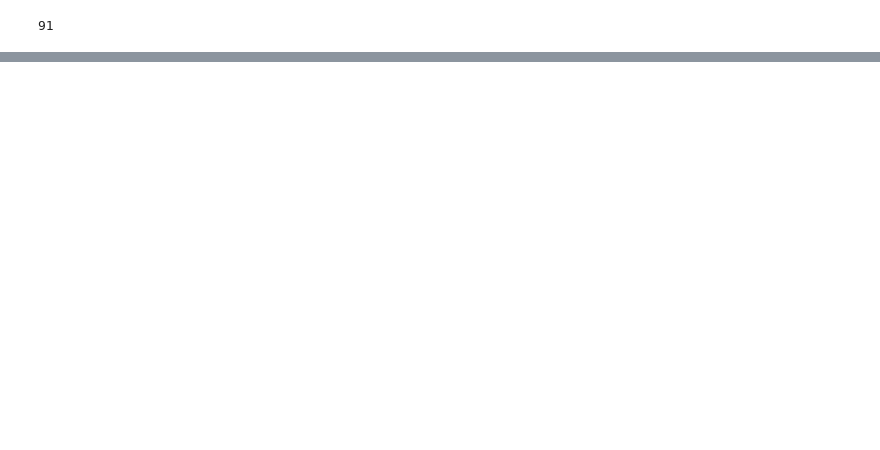
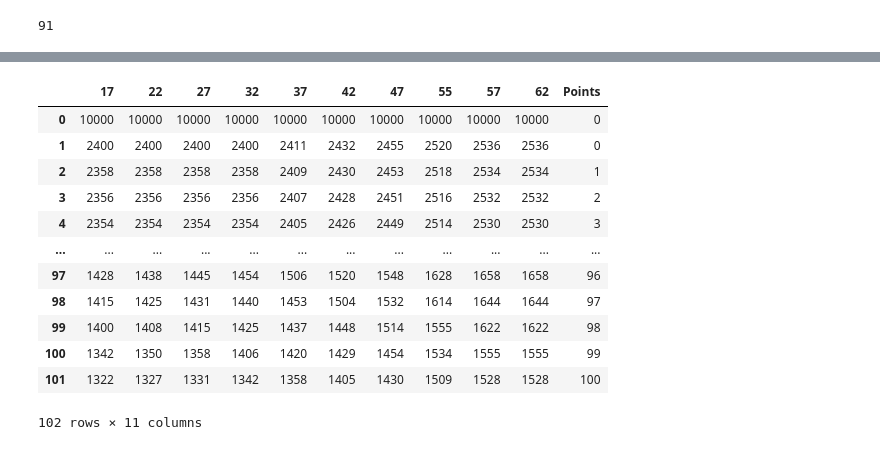
Before and after one commit to gitrichardvargas/data_cleaning_ACFT, a Jupyter notebook: acft.ipynb, the cells around one changed output, grey strips where cells are left out. Cells and saved outputs as stored; diff of their text form; code cells hidden in the pictures; blank space fills up the shorter version.

```diff
--- a/acft.ipynb
+++ b/acft.ipynb
@@ -199,0 +170,16 @@ Index([17, 22, 27, 32, 37, 42, 47, 52, 57, 62, 'Points'], dtype='object')
+# %%
+male_tmr
+# %% [output]
+|  | 17 | 22 | 27 | 32 | 37 | 42 | 47 | 55 | 57 | 62 | Points |
+| 0 | 10000 | 10000 | 10000 | 10000 | 10000 | 10000 | 10000 | 10000 | 10000 | 10000 | 0 |
+| 1 | 2400 | 2400 | 2400 | 2400 | 2411 | 2432 | 2455 | 2520 | 2536 | 2536 | 0 |
+| 2 | 2358 | 2358 | 2358 | 2358 | 2409 | 2430 | 2453 | 2518 | 2534 | 2534 | 1 |
+| 3 | 2356 | 2356 | 2356 | 2356 | 2407 | 2428 | 2451 | 2516 | 2532 | 2532 | 2 |
+| 4 | 2354 | 2354 | 2354 | 2354 | 2405 | 2426 | 2449 | 2514 | 2530 | 2530 | 3 |
+| ... | ... | ... | ... | ... | ... | ... | ... | ... | ... | ... | ... |
+| 97 | 1428 | 1438 | 1445 | 1454 | 1506 | 1520 | 1548 | 1628 | 1658 | 1658 | 96 |
+| 98 | 1415 | 1425 | 1431 | 1440 | 1453 | 1504 | 1532 | 1614 | 1644 | 1644 | 97 |
+| 99 | 1400 | 1408 | 1415 | 1425 | 1437 | 1448 | 1514 | 1555 | 1622 | 1622 | 98 |
+| 100 | 1342 | 1350 | 1358 | 1406 | 1420 | 1429 | 1454 | 1534 | 1555 | 1555 | 99 |
+| 101 | 1322 | 1327 | 1331 | 1342 | 1358 | 1405 | 1430 | 1509 | 1528 | 1528 | 100 |
+102 rows × 11 columns
```
Also changed, not shown: parts of 11 cells of this notebook.
